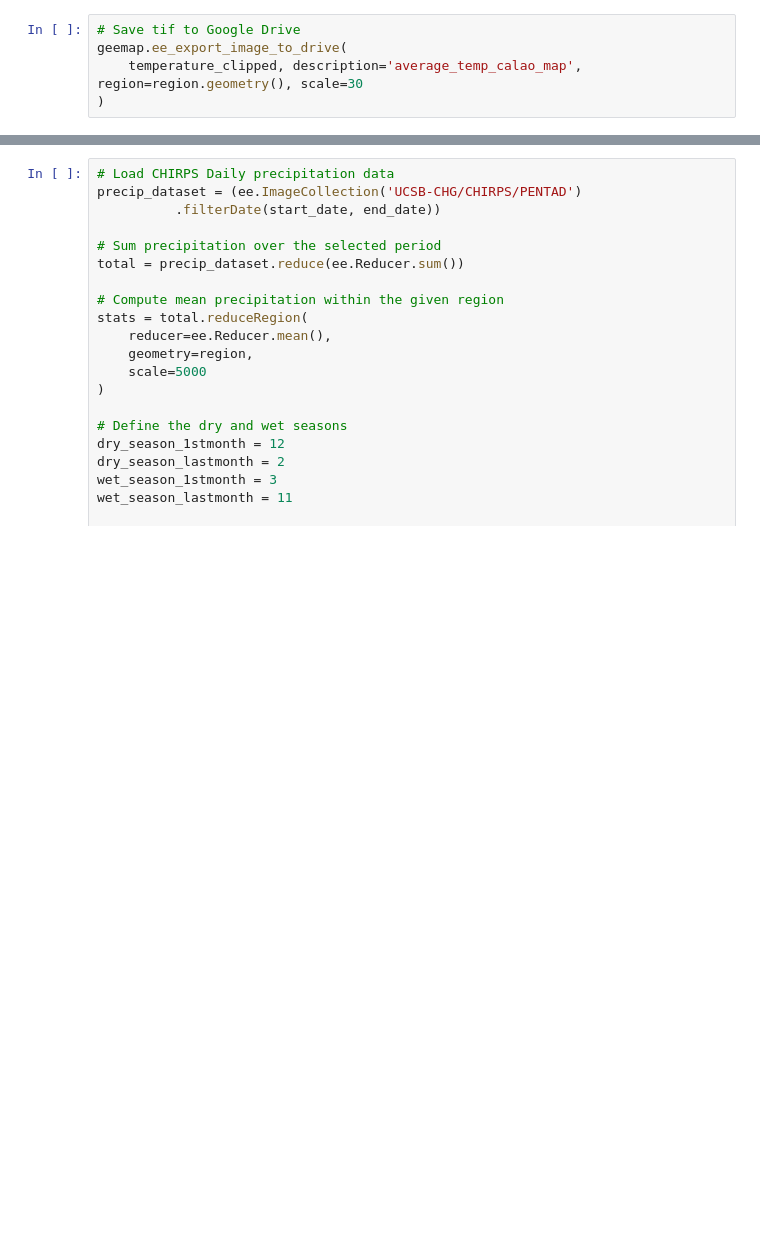
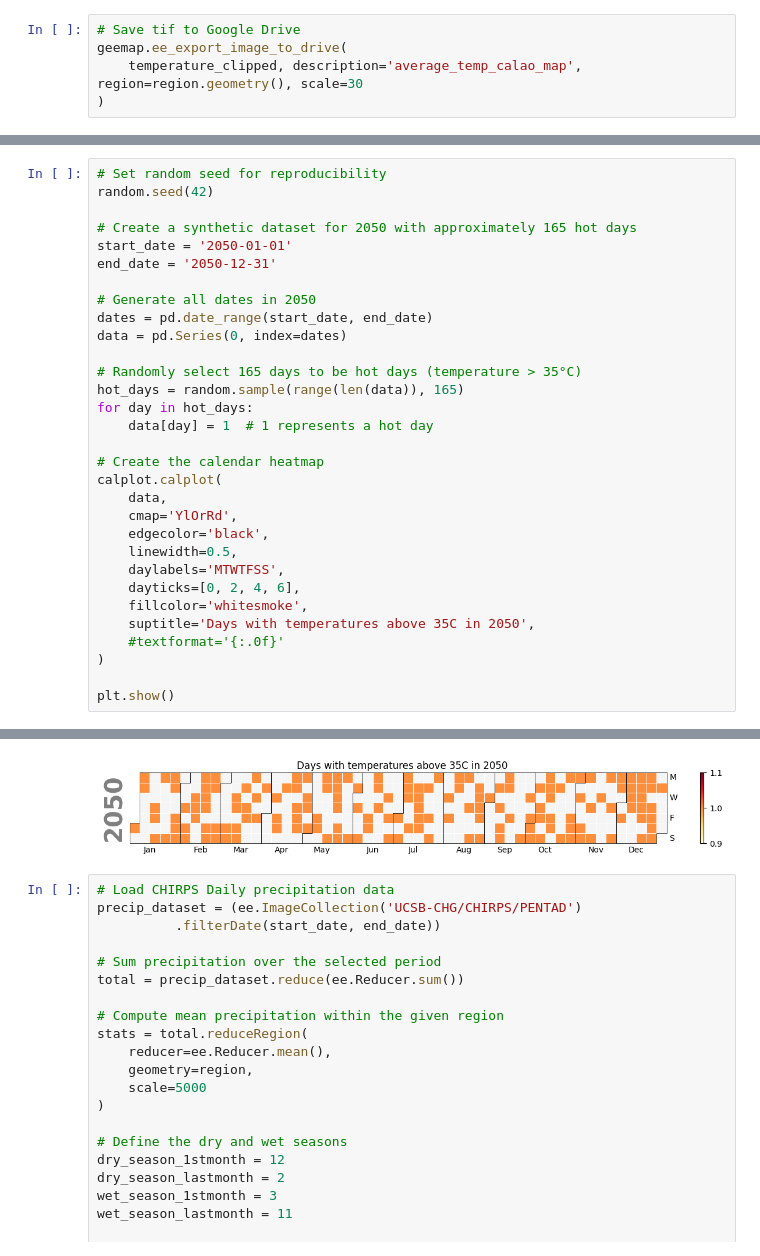
Before and after one commit to inesbsilveira/hummingbirds, a Jupyter notebook: Risk_classification/nonpermanence_natural_risks.ipynb, the cells around one changed output, grey strips where cells are left out. Cells and saved outputs as stored; diff of their text form; blank space fills up the shorter version.

```diff
--- a/Risk_classification/nonpermanence_natural_risks.ipynb
+++ b/Risk_classification/nonpermanence_natural_risks.ipynb
@@ -539,0 +566,32 @@ print(color.PURPLE + f"Thermal Stress Risk Level: {risk_level}" + color.END)
+# %%
+# Set random seed for reproducibility
+random.seed(42)
+
+# Create a synthetic dataset for 2050 with approximately 165 hot days
+start_date = '2050-01-01'
+end_date = '2050-12-31'
+
+# Generate all dates in 2050
+dates = pd.date_range(start_date, end_date)
+data = pd.Series(0, index=dates)
+
+# Randomly select 165 days to be hot days (temperature > 35°C)
+hot_days = random.sample(range(len(data)), 165)
+for day in hot_days:
+    data[day] = 1  # 1 represents a hot day
+
+# Create the calendar heatmap
+calplot.calplot(
+    data,
+    cmap='YlOrRd',
+    edgecolor='black',
+    linewidth=0.5,
+    daylabels='MTWTFSS',
+    dayticks=[0, 2, 4, 6],
+    fillcolor='whitesmoke',
+    suptitle='Days with temperatures above 35C in 2050',
+    #textformat='{:.0f}'
+)
+
+plt.show()
+# %% [output]
@@ -540,3 +603,4 @@ print(color.PURPLE + f"Thermal Stress Risk Level: {risk_level}" + color.END)
+[figure, added]
 # %%
 # Load CHIRPS Daily precipitation data
 precip_dataset = (ee.ImageCollection('UCSB-CHG/CHIRPS/PENTAD')
```
Also changed, not shown: parts of 18 cells of this notebook.
